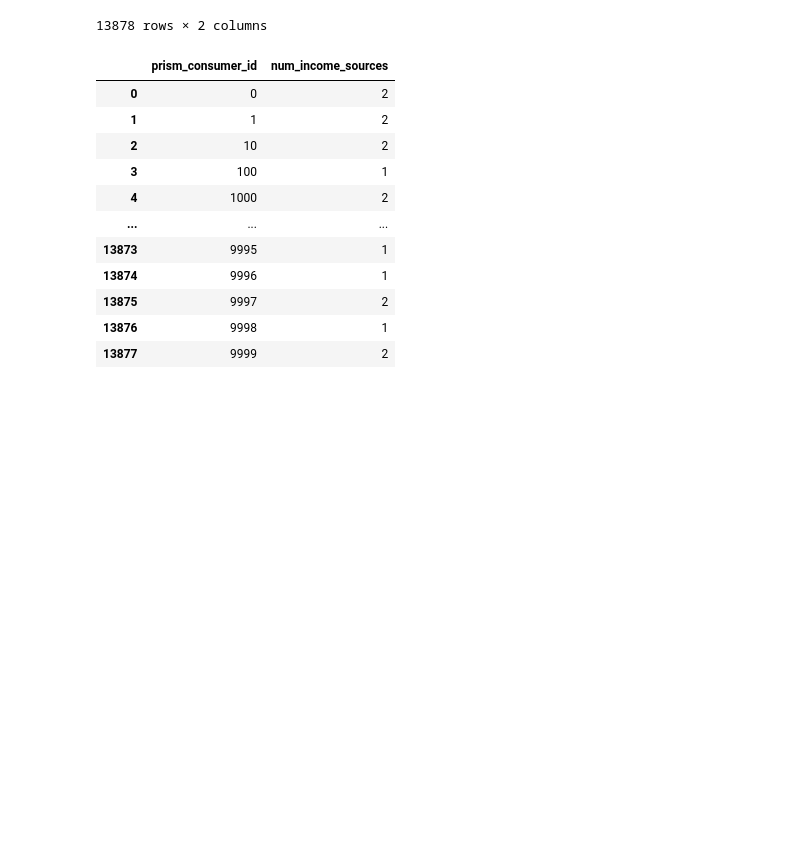
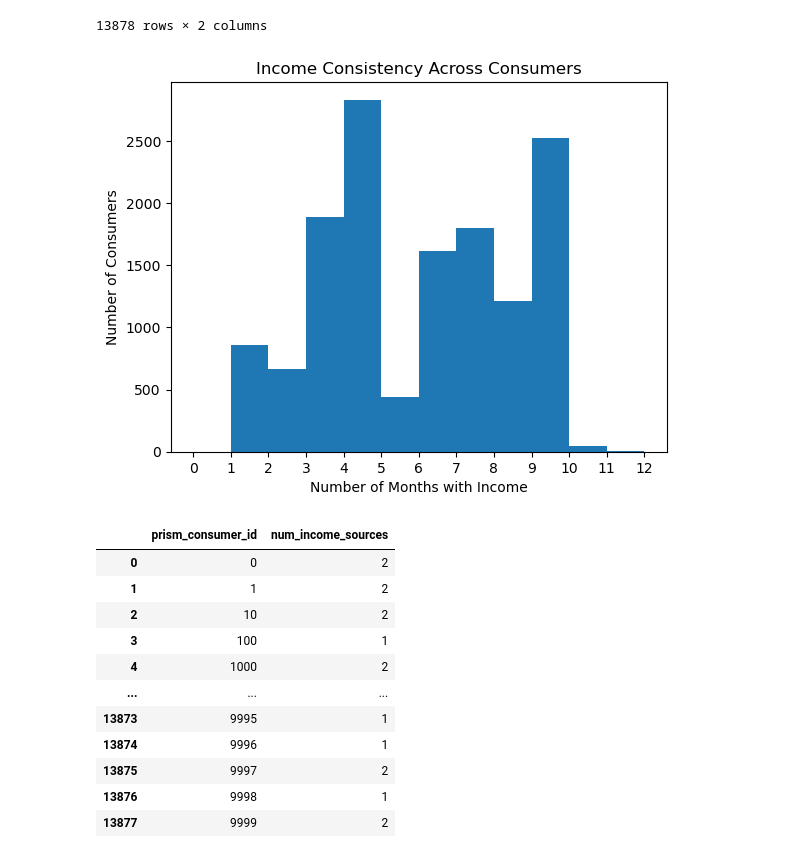
Before and after one commit to harisdsc/DSC180B, a Jupyter notebook: brighton_q2.ipynb, the cells around one changed output. Cells and saved outputs as stored; diff of their text form; code cells hidden in the pictures; blank space fills up the shorter version.

```diff
--- a/brighton_q2.ipynb
+++ b/brighton_q2.ipynb
@@ -305,6 +285,16 @@ income_consistency
 | 13876 | 9998 | 3 |
 | 13877 | 9999 | 4 |
 13878 rows × 2 columns
+# %%
+plt.figure()
+plt.hist(income_consistency["num_income_months"], bins=range(0, 13))
+plt.xlabel("Number of Months with Income")
+plt.ylabel("Number of Consumers")
+plt.title("Income Consistency Across Consumers")
+plt.xticks(range(0,13))
+plt.show()
+# %% [output]
+[figure, added]
 # %%
 income_sources = (
     income_txn
```
Also changed, not shown: parts of 11 cells of this notebook.
